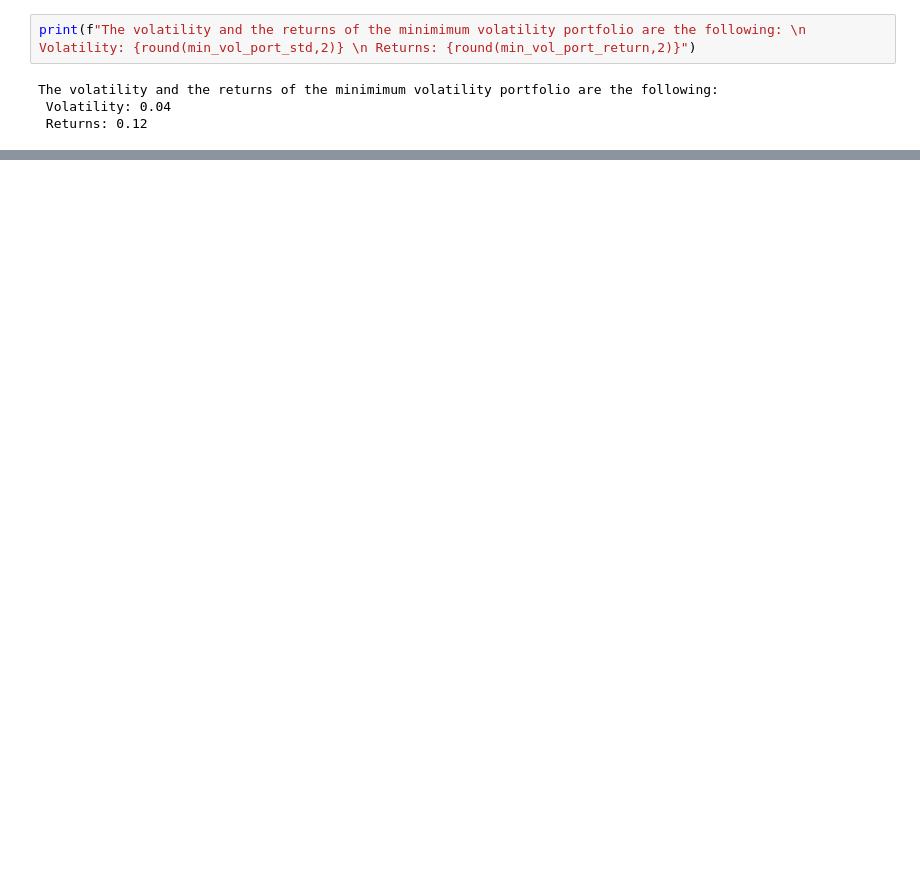
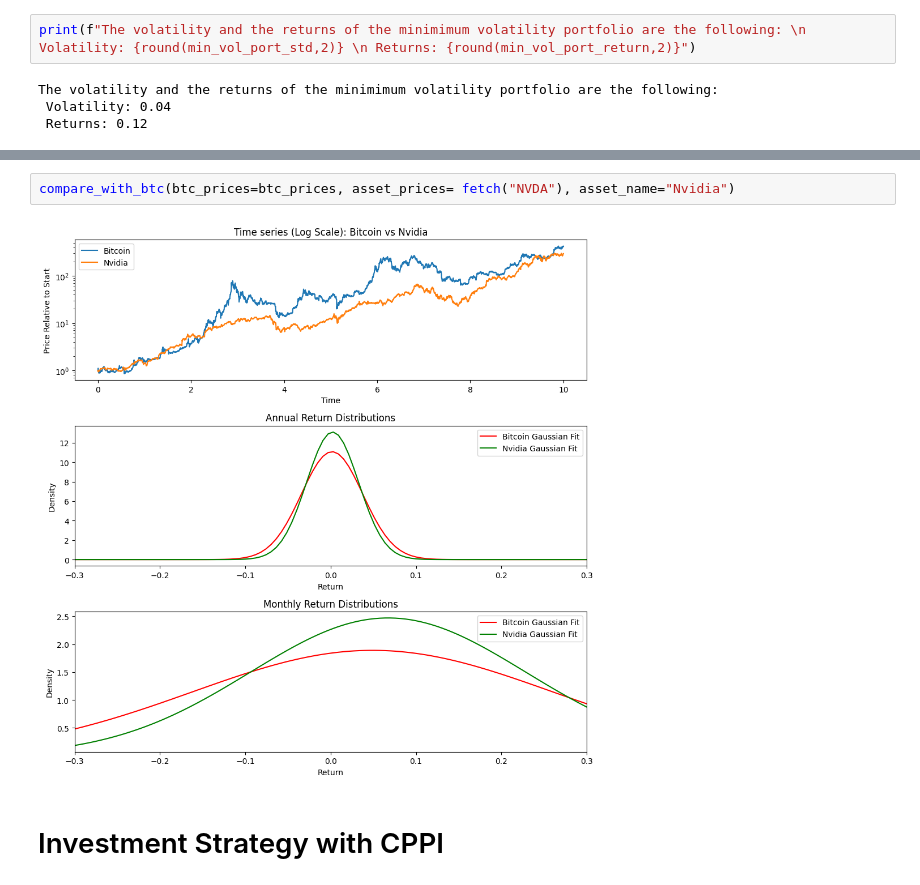
Before and after one commit to SaverioPCapra/University-Homeworks-Projects, a Jupyter notebook: Python Project/python_project.ipynb, the cells around one changed output, grey strips where cells are left out. Saved outputs shown, nothing was run; the diff lists cells and outputs as text; blank space fills up the shorter version.

```diff
--- a/Python Project/python_project.ipynb
+++ b/Python Project/python_project.ipynb
@@ -426,0 +496,6 @@ The volatility and the returns of the minimimum volatility portfolio are the fol
+# %%
+compare_with_btc(btc_prices=btc_prices, asset_prices= fetch("NVDA"), asset_name="Nvidia")
+# %% [output]
+[figure, added]
+# %% [markdown]
+# Investment Strategy with CPPI
```
Also changed, not shown: parts of 18 cells of this notebook.
